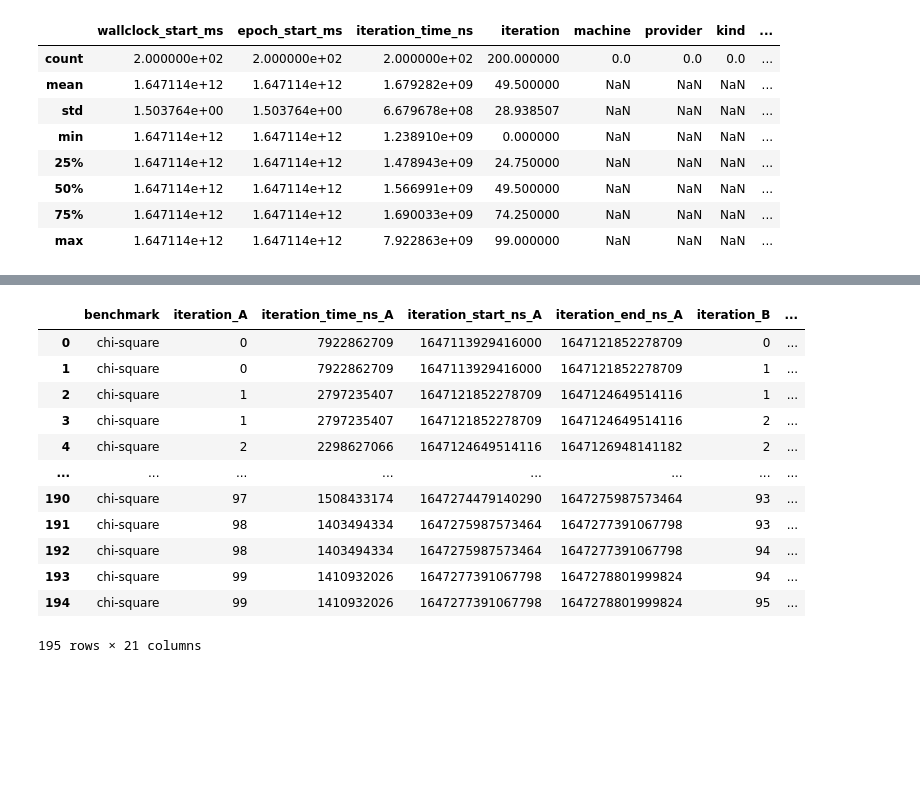
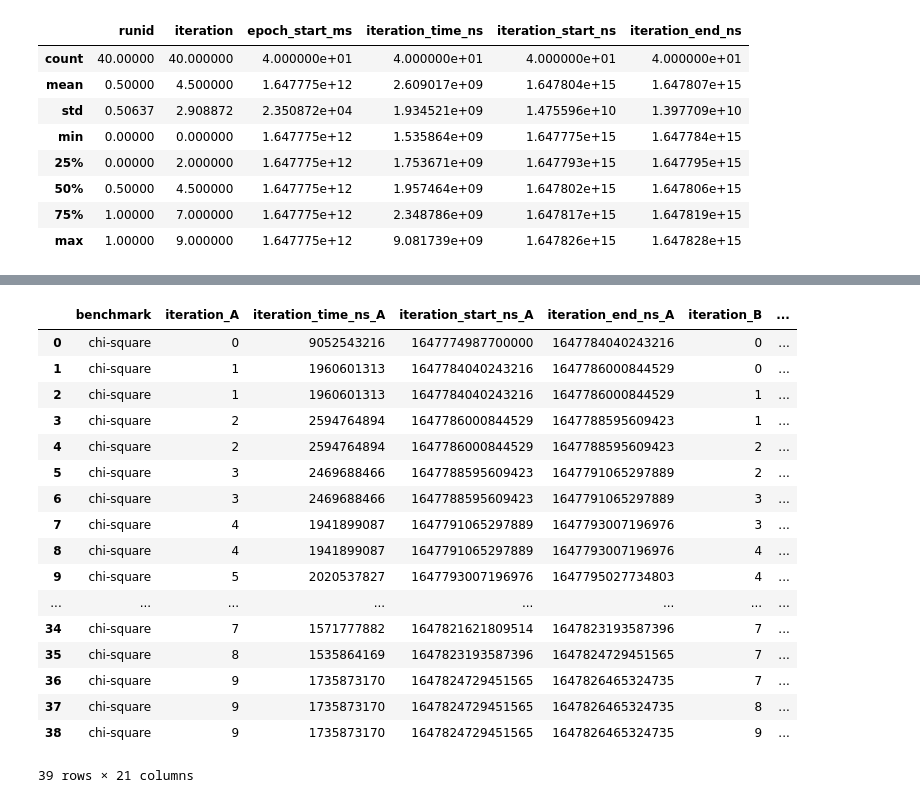
Before and after one commit to TomasDrozdik/asynchronous-duet, a Jupyter notebook: analyze.ipynb, the cells around one changed output, grey strips where cells are left out. Drawn from its saved outputs; the diff is of its cells as text; code cells hidden in the pictures; blank space fills up the shorter version.

```diff
--- a/analyze.ipynb
+++ b/analyze.ipynb
@@ -14,7 +14,7 @@ palette_gradient = Magma256
 Loading BokehJS ...
 [interactive output not drawn]
 # %%
-df_iterations = pd.read_csv("results.20220312-204209.duet.csv")
+df_iterations = pd.read_csv("results.renaissance.test.csv")
 # %%
 df_iterations["iteration_start_ns"] = df_iterations.groupby(["benchmark", "pair"])["iteration_time_ns"].transform(pd.Series.cumsum)
 df_iterations["iteration_start_ns"] = df_iterations.groupby(["benchmark", "pair"])["iteration_start_ns"].shift(1, fill_value=0)
@@ -24,15 +24,15 @@ df_iterations["iteration_end_ns"] = df_iterations["iteration_start_ns"] + df_ite
 
 df_iterations.describe()
 # %% [output]
-|  | wallclock_start_ms | epoch_start_ms | iteration_time_ns | iteration | machine | provider | kind | ... |
-| count | 2.000000e+02 | 2.000000e+02 | 2.000000e+02 | 200.000000 | 0.0 | 0.0 | 0.0 | ... |
-| mean | 1.647114e+12 | 1.647114e+12 | 1.679282e+09 | 49.500000 | NaN | NaN | NaN | ... |
-| std | 1.503764e+00 | 1.503764e+00 | 6.679678e+08 | 28.938507 | NaN | NaN | NaN | ... |
-| min | 1.647114e+12 | 1.647114e+12 | 1.238910e+09 | 0.000000 | NaN | NaN | NaN | ... |
-| 25% | 1.647114e+12 | 1.647114e+12 | 1.478943e+09 | 24.750000 | NaN | NaN | NaN | ... |
-| 50% | 1.647114e+12 | 1.647114e+12 | 1.566991e+09 | 49.500000 | NaN | NaN | NaN | ... |
-| 75% | 1.647114e+12 | 1.647114e+12 | 1.690033e+09 | 74.250000 | NaN | NaN | NaN | ... |
-| max | 1.647114e+12 | 1.647114e+12 | 7.922863e+09 | 99.000000 | NaN | NaN | NaN | ... |
+|  | runid | iteration | epoch_start_ms | iteration_time_ns | iteration_start_ns | iteration_end_ns |
+| count | 40.00000 | 40.000000 | 4.000000e+01 | 4.000000e+01 | 4.000000e+01 | 4.000000e+01 |
+| mean | 0.50000 | 4.500000 | 1.647775e+12 | 2.609017e+09 | 1.647804e+15 | 1.647807e+15 |
+| std | 0.50637 | 2.908872 | 2.350872e+04 | 1.934521e+09 | 1.475596e+10 | 1.397709e+10 |
+| min | 0.00000 | 0.000000 | 1.647775e+12 | 1.535864e+09 | 1.647775e+15 | 1.647784e+15 |
+| 25% | 0.00000 | 2.000000 | 1.647775e+12 | 1.753671e+09 | 1.647793e+15 | 1.647795e+15 |
+| 50% | 0.50000 | 4.500000 | 1.647775e+12 | 1.957464e+09 | 1.647802e+15 | 1.647806e+15 |
+| 75% | 1.00000 | 7.000000 | 1.647775e+12 | 2.348786e+09 | 1.647817e+15 | 1.647819e+15 |
+| max | 1.00000 | 9.000000 | 1.647775e+12 | 9.081739e+09 | 1.647826e+15 | 1.647828e+15 |
 # %%
 source = ColumnDataSource(df_iterations[df_iterations.iteration < 10])
 pair_cmap = factor_cmap("pair", palette=palette, factors=sorted(df_iterations["pair"].unique()))
@@ -45,46 +45,51 @@ show(p)
 [interactive output not drawn]
 [interactive output not drawn]
 # %%
-columns_of_interest = ["benchmark", "pair", "iteration", "iteration_time_ns", "iteration_start_ns", "iteration_end_ns"]
+columns_of_interest = ["benchmark", "pair", "runid", "iteration", "iteration_time_ns", "iteration_start_ns", "iteration_end_ns"]
 df = df_iterations[columns_of_interest]
 
 # Compute overlap interval
-df_overlap = df[df.pair == "A"].merge(df[df.pair == "B"], on=["benchmark"], suffixes=["_A", "_B"], how="inner")
+df_overlap = df[df.pair == "A"].merge(df[df.pair == "B"], on=["benchmark", "runid"], suffixes=["_A", "_B"], how="inner")
 df_overlap["overlap_start_ns"] = df_overlap[["iteration_start_ns_A", "iteration_start_ns_B"]].max(axis=1)
 df_overlap["overlap_end_ns"] = df_overlap[["iteration_end_ns_A", "iteration_end_ns_B"]].min(axis=1)
 
 df_overlap.drop(["pair_A", "pair_B"], axis=1, inplace=True)
 
 # Filter out non overlapping intervals
 df_overlap["overlap"] = df_overlap["overlap_start_ns"].lt(df_overlap["overlap_end_ns"])
 df_overlap = df_overlap[df_overlap["overlap"] == True]
 df_overlap.reset_index(drop=True, inplace=True)
 
 # Compute overlap properties
 df_overlap["overlap_size"] = df_overlap["overlap_end_ns"] - df_overlap["overlap_start_ns"]
 df_overlap["overlap_proportion_A"] = df_overlap["overlap_size"] / df_overlap["iteration_time_ns_A"]
 df_overlap["overlap_proportion_B"] = df_overlap["overlap_size"] / df_overlap["iteration_time_ns_B"]
 df_overlap["iteration_difference_time_ns"] = df_overlap["iteration_time_ns_A"] - df_overlap["iteration_time_ns_B"]
 df_overlap["iteration_difference_time_ns_size_weighted"] = (df_overlap["iteration_time_ns_A"] - df_overlap["iteration_time_ns_B"]) * df_overlap["overlap_size"]
 df_overlap["iteration_difference_time_ns_proportion_weighted"] = (df_overlap["iteration_time_ns_A"] - df_overlap["iteration_time_ns_B"]) * df_overlap["overlap_proportion_A"]
 df_overlap["iteration_difference_time_ns_scaled"] = (df_overlap["iteration_time_ns_A"] - df_overlap["iteration_time_ns_B"]) / df_overlap["iteration_time_ns_A"]
 df_overlap["iteration_difference_time_ns_scaled_size_weighted"] = ((df_overlap["iteration_time_ns_A"] - df_overlap["iteration_time_ns_B"]) / df_overlap["iteration_time_ns_A"]) * df_overlap["overlap_size"]
 df_overlap["iteration_difference_time_ns_scaled_proportion_weighted"] = ((df_overlap["iteration_time_ns_A"] - df_overlap["iteration_time_ns_B"]) / df_overlap["iteration_time_ns_A"]) * df_overlap["overlap_proportion_A"]
 df_overlap
 # %% [output]
 |  | benchmark | iteration_A | iteration_time_ns_A | iteration_start_ns_A | iteration_end_ns_A | iteration_B | ... |
-| 0 | chi-square | 0 | 7922862709 | 1647113929416000 | 1647121852278709 | 0 | ... |
-| 1 | chi-square | 0 | 7922862709 | 1647113929416000 | 1647121852278709 | 1 | ... |
-| 2 | chi-square | 1 | 2797235407 | 1647121852278709 | 1647124649514116 | 1 | ... |
-| 3 | chi-square | 1 | 2797235407 | 1647121852278709 | 1647124649514116 | 2 | ... |
-| 4 | chi-square | 2 | 2298627066 | 1647124649514116 | 1647126948141182 | 2 | ... |
+| 0 | chi-square | 0 | 9052543216 | 1647774987700000 | 1647784040243216 | 0 | ... |
+| 1 | chi-square | 1 | 1960601313 | 1647784040243216 | 1647786000844529 | 0 | ... |
+| 2 | chi-square | 1 | 1960601313 | 1647784040243216 | 1647786000844529 | 1 | ... |
+| 3 | chi-square | 2 | 2594764894 | 1647786000844529 | 1647788595609423 | 1 | ... |
+| 4 | chi-square | 2 | 2594764894 | 1647786000844529 | 1647788595609423 | 2 | ... |
+| 5 | chi-square | 3 | 2469688466 | 1647788595609423 | 1647791065297889 | 2 | ... |
+| 6 | chi-square | 3 | 2469688466 | 1647788595609423 | 1647791065297889 | 3 | ... |
+| 7 | chi-square | 4 | 1941899087 | 1647791065297889 | 1647793007196976 | 3 | ... |
+| 8 | chi-square | 4 | 1941899087 | 1647791065297889 | 1647793007196976 | 4 | ... |
+| 9 | chi-square | 5 | 2020537827 | 1647793007196976 | 1647795027734803 | 4 | ... |
 | ... | ... | ... | ... | ... | ... | ... | ... |
-| 190 | chi-square | 97 | 1508433174 | 1647274479140290 | 1647275987573464 | 93 | ... |
-| 191 | chi-square | 98 | 1403494334 | 1647275987573464 | 1647277391067798 | 93 | ... |
-| 192 | chi-square | 98 | 1403494334 | 1647275987573464 | 1647277391067798 | 94 | ... |
-| 193 | chi-square | 99 | 1410932026 | 1647277391067798 | 1647278801999824 | 94 | ... |
-| 194 | chi-square | 99 | 1410932026 | 1647277391067798 | 1647278801999824 | 95 | ... |
+| 34 | chi-square | 7 | 1571777882 | 1647821621809514 | 1647823193587396 | 7 | ... |
+| 35 | chi-square | 8 | 1535864169 | 1647823193587396 | 1647824729451565 | 7 | ... |
+| 36 | chi-square | 9 | 1735873170 | 1647824729451565 | 1647826465324735 | 7 | ... |
+| 37 | chi-square | 9 | 1735873170 | 1647824729451565 | 1647826465324735 | 8 | ... |
+| 38 | chi-square | 9 | 1735873170 | 1647824729451565 | 1647826465324735 | 9 | ... |
-195 rows × 21 columns
+39 rows × 21 columns
 # %%
 df_overlap[[
     "iteration_time_ns_A",
```
Also changed, not shown: parts of 1 cell of this notebook, 4 other files.
